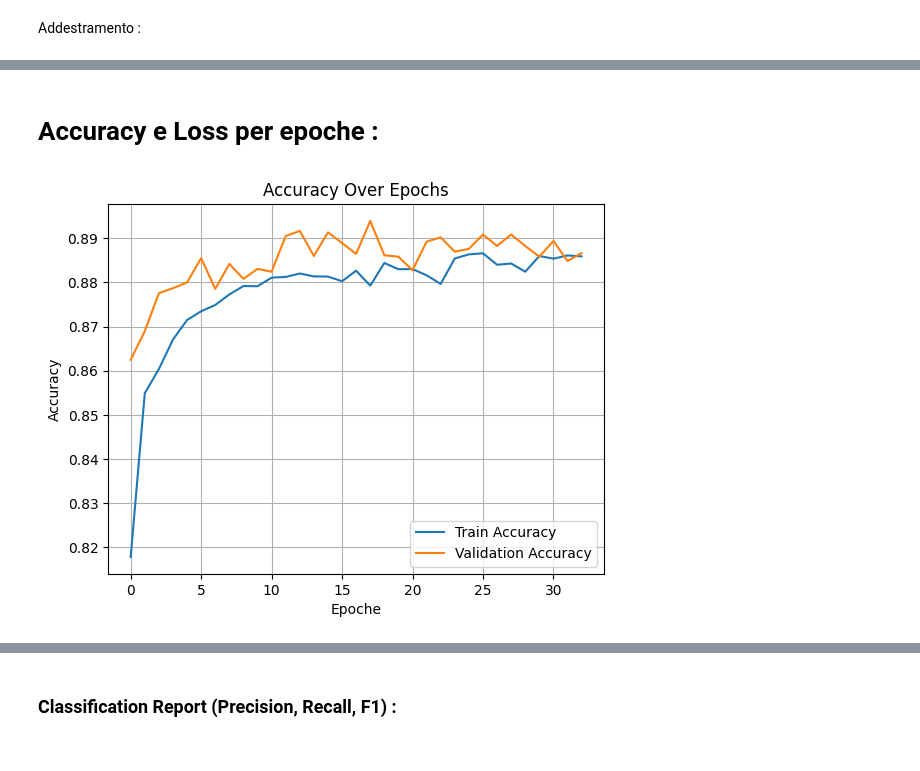
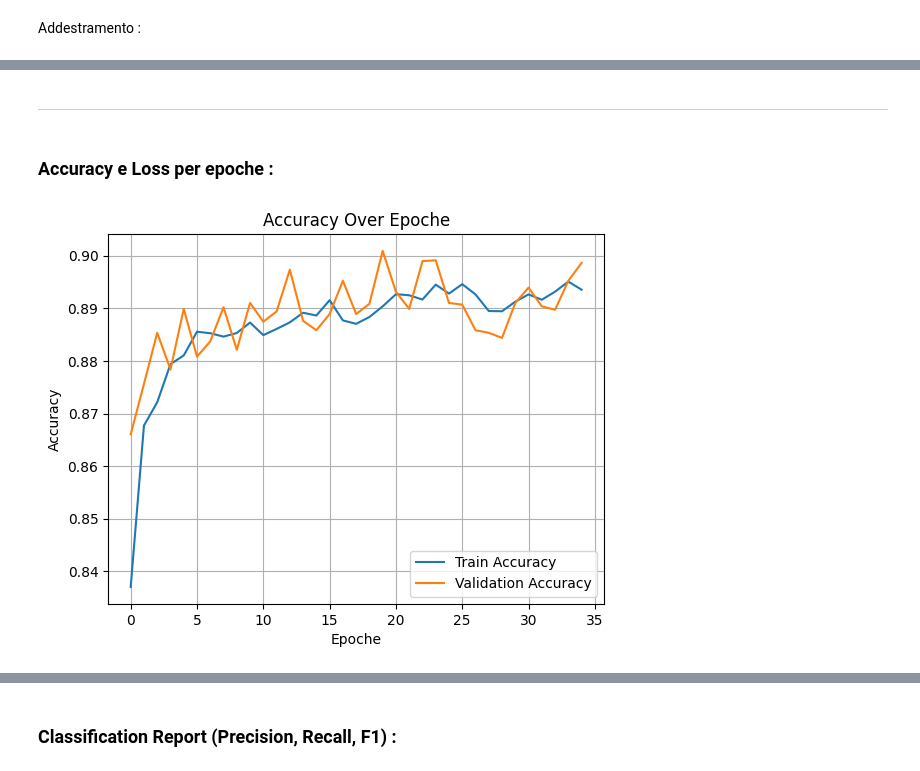
Before and after one commit to FrancescaCola/CustomerScoring, a Jupyter notebook: Neural_Networks.ipynb, the cells around one changed output, grey strips where cells are left out. Saved outputs shown, nothing was run; the diff lists cells and outputs as text; code cells hidden in the pictures.

```diff
--- a/Neural_Networks.ipynb
+++ b/Neural_Networks.ipynb
@@ -95,10 +95,13 @@ Costruzione del modello :
 # %%
 model = Sequential([
     Input(shape=(X_train.shape[1],)),
+    Dense(128, activation='relu'), # primo layer con 128 neuroni e attivazione ReLU
+    Dropout(0.3), # dropout per prevenire l'overfitting
     Dense(64, activation='relu'), # primo layer con 64 neuroni e attivazione ReLU
     Dropout(0.3), # dropout per prevenire l'overfitting
     Dense(32, activation='relu'), # secondo layer con 32 neuroni e attivazione ReLU
-    Dropout(0.3), # altro dropout
+    Dense(16, activation='relu'), # terzo layer con 16 neuroni e attivazione ReLU
+    Dense(8, activation='relu'),  # quarto layer con 8 neuroni e attivazione ReLU
     Dense(1, activation='sigmoid')  # output layer con attivazione sigmoid per classificazione binaria
 ])
 # %% [markdown]
@@ -160,15 +152,17 @@ Test Accuracy: 0.8960
+# %% [markdown]
+-------------------------------------------------------------------------------
 # %% [markdown]
-# Accuracy e Loss per epoche :
+### Accuracy e Loss per epoche :
 # %%
 # Accuracy
 plt.plot(history.history['accuracy'], label='Train Accuracy')
 plt.plot(history.history['val_accuracy'], label='Validation Accuracy')
 plt.xlabel('Epoche')
 plt.ylabel('Accuracy')
 plt.legend()
-plt.title('Accuracy Over Epochs')
+plt.title('Accuracy Over Epoche')
 plt.grid(True)
 plt.show()
 # %% [output]
-[figure, old version]
+[figure, new version]
 # %% [markdown]
```
Also changed, not shown: parts of 32 cells of this notebook.
